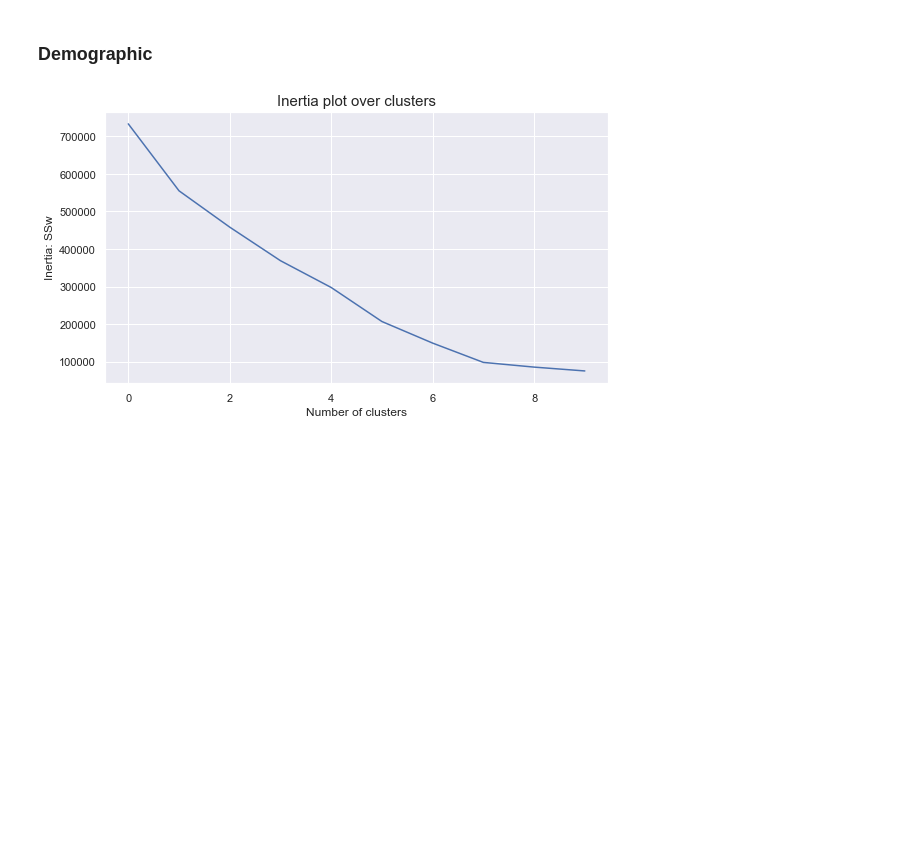
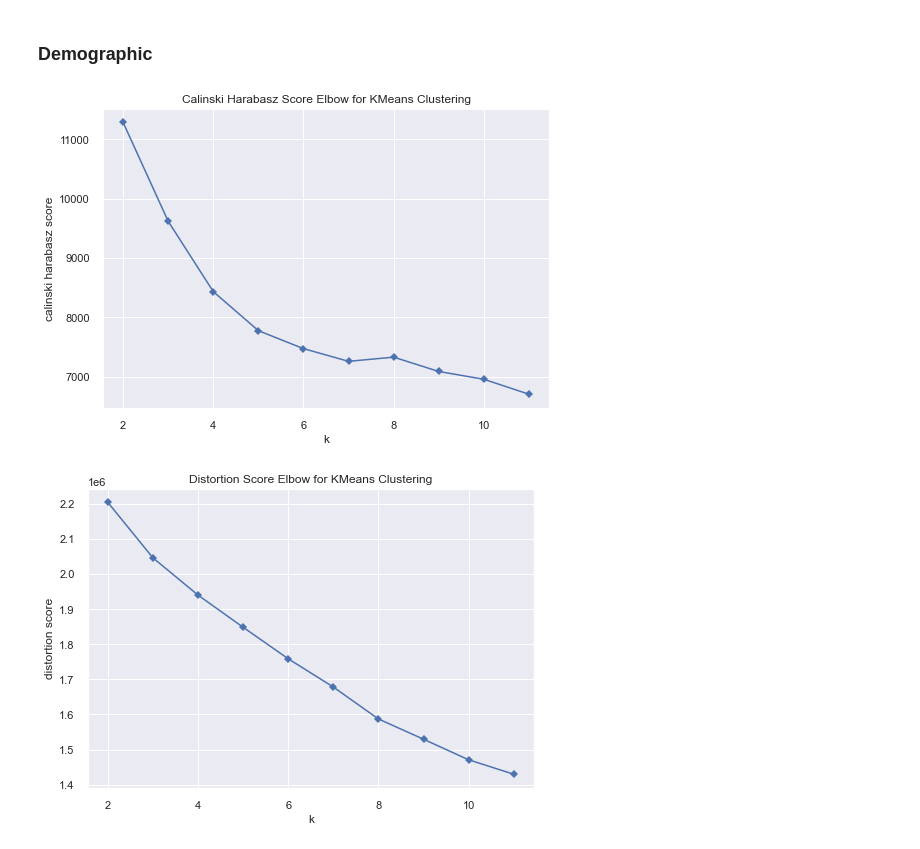
Before and after one commit to its-pedrofonseca/Data-Mining-Project, a Jupyter notebook: Data Cleaning Default Final.ipynb, the cells around one changed output. Cells and saved outputs as stored; diff of their text form; code cells hidden in the pictures; blank space fills up the shorter version.

```diff
--- a/Data Cleaning Default Final.ipynb
+++ b/Data Cleaning Default Final.ipynb
@@ -831,6 +749,2 @@ demographic
 # %% [markdown]
 ### 2.12) Data Standardization
-# %%
-standard_value=StandardScaler().fit(value).transform(value)
-standard_demographic=StandardScaler().fit(demographic).transform(demographic)
-standard_socio_economic=StandardScaler().fit(socio_economic).transform(socio_economic)
@@ -927,17 +986,2 @@ value.drop(['RAMNTALL','NGIFTALL','MINRAMNT','MAXRAMNT','NUMPROM','NUMPROM','CAR
 # %% [markdown]
 ### Demographic
-# %%
-inertia = []
-for n_clus in range_clusters:  # iterate over desired ncluster range
-    kmclust = KMeans(n_clusters=n_clus, init='k-means++', n_init=15, random_state=1)
-    kmclust.fit(standard_demographic)
-    inertia.append(kmclust.inertia_)  # save the inertia of the given cluster solution
-
-plt.figure(figsize=(9,5))
-plt.plot(inertia)
-plt.ylabel("Inertia: SSw")
-plt.xlabel("Number of clusters")
-plt.title("Inertia plot over clusters", size=15)
-plt.show()
-# %% [output]
-[figure, removed]
@@ -948,0 +988,6 @@ demographic_labels = kmclust.fit_predict(standard_demographic)
+# %%
+plotKElbow(cluster,standard_demographic,'calinski_harabasz')
+plotKElbow(cluster,standard_demographic,'distortion')
+# %% [output]
+[figure, added]
+[figure, added]
```
Also changed, not shown: parts of 134 cells of this notebook.
